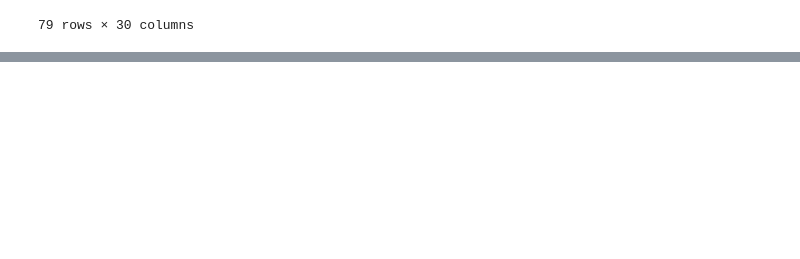
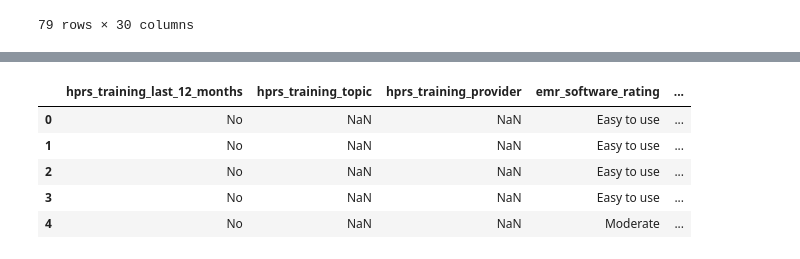
Before and after one commit to Ugoeze-hub/EMR_ANALYSIS, a Jupyter notebook: analysis.ipynb, the cells around one changed output, grey strips where cells are left out. Cells and saved outputs as stored; diff of their text form; code cells hidden in the pictures; blank space fills up the shorter version.

```diff
--- a/analysis.ipynb
+++ b/analysis.ipynb
@@ -134,0 +262,10 @@ df.to_excel('EMR_analysis_online_updated.xlsx', index=False)
+# %%
+# checkin the last few rows of the updated DataFrame
+df_2.iloc[:5:,15:30]
+# %% [output]
+|  | hprs_training_last_12_months | hprs_training_topic | hprs_training_provider | emr_software_rating | ... |
+| 0 | No | NaN | NaN | Easy to use | ... |
+| 1 | No | NaN | NaN | Easy to use | ... |
+| 2 | No | NaN | NaN | Easy to use | ... |
+| 3 | No | NaN | NaN | Easy to use | ... |
+| 4 | No | NaN | NaN | Moderate | ... |
```
Also changed, not shown: parts of 13 cells of this notebook.
